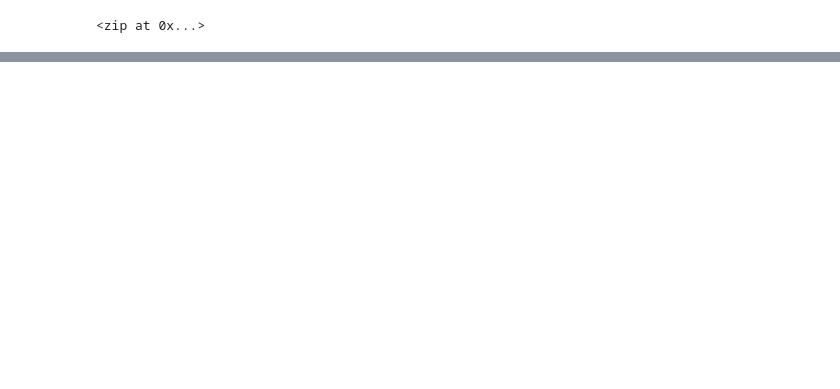
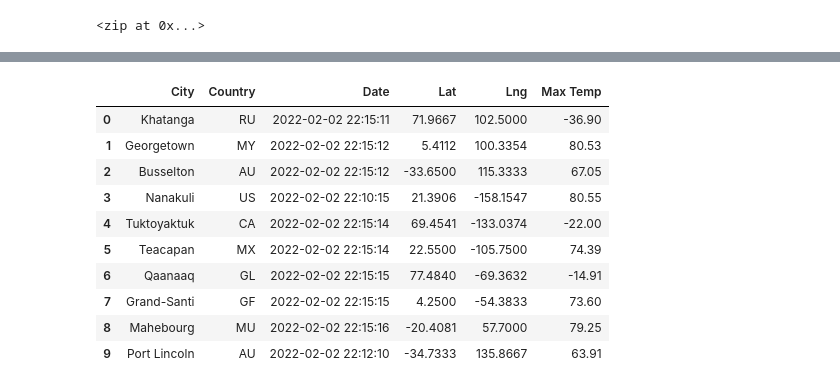
Before and after one commit to haldud/world-weather-analysis, a Jupyter notebook: WeatherPy.ipynb, the cells around one changed output, grey strips where cells are left out. Cells and saved outputs as stored; diff of their text form; code cells hidden in the pictures; blank space fills up the shorter version.

```diff
--- a/WeatherPy.ipynb
+++ b/WeatherPy.ipynb
@@ -33,0 +143,16 @@ len(cities)
+# %%
+new_column_order = ["City", "Country", "Date", "Lat", "Lng", "Max Temp"]
+city_data_df = city_data_df[new_column_order]
+city_data_df.head(10)
+# %% [output]
+|  | City | Country | Date | Lat | Lng | Max Temp |
+| 0 | Khatanga | RU | 2022-02-02 22:15:11 | 71.9667 | 102.5000 | -36.90 |
+| 1 | Georgetown | MY | 2022-02-02 22:15:12 | 5.4112 | 100.3354 | 80.53 |
+| 2 | Busselton | AU | 2022-02-02 22:15:12 | -33.6500 | 115.3333 | 67.05 |
+| 3 | Nanakuli | US | 2022-02-02 22:10:15 | 21.3906 | -158.1547 | 80.55 |
+| 4 | Tuktoyaktuk | CA | 2022-02-02 22:15:14 | 69.4541 | -133.0374 | -22.00 |
+| 5 | Teacapan | MX | 2022-02-02 22:15:14 | 22.5500 | -105.7500 | 74.39 |
+| 6 | Qaanaaq | GL | 2022-02-02 22:15:15 | 77.4840 | -69.3632 | -14.91 |
+| 7 | Grand-Santi | GF | 2022-02-02 22:15:15 | 4.2500 | -54.3833 | 73.60 |
+| 8 | Mahebourg | MU | 2022-02-02 22:15:16 | -20.4081 | 57.7000 | 79.25 |
+| 9 | Port Lincoln | AU | 2022-02-02 22:12:10 | -34.7333 | 135.8667 | 63.91 |
```
Also changed, not shown: parts of 7 cells of this notebook, 1 other file.
